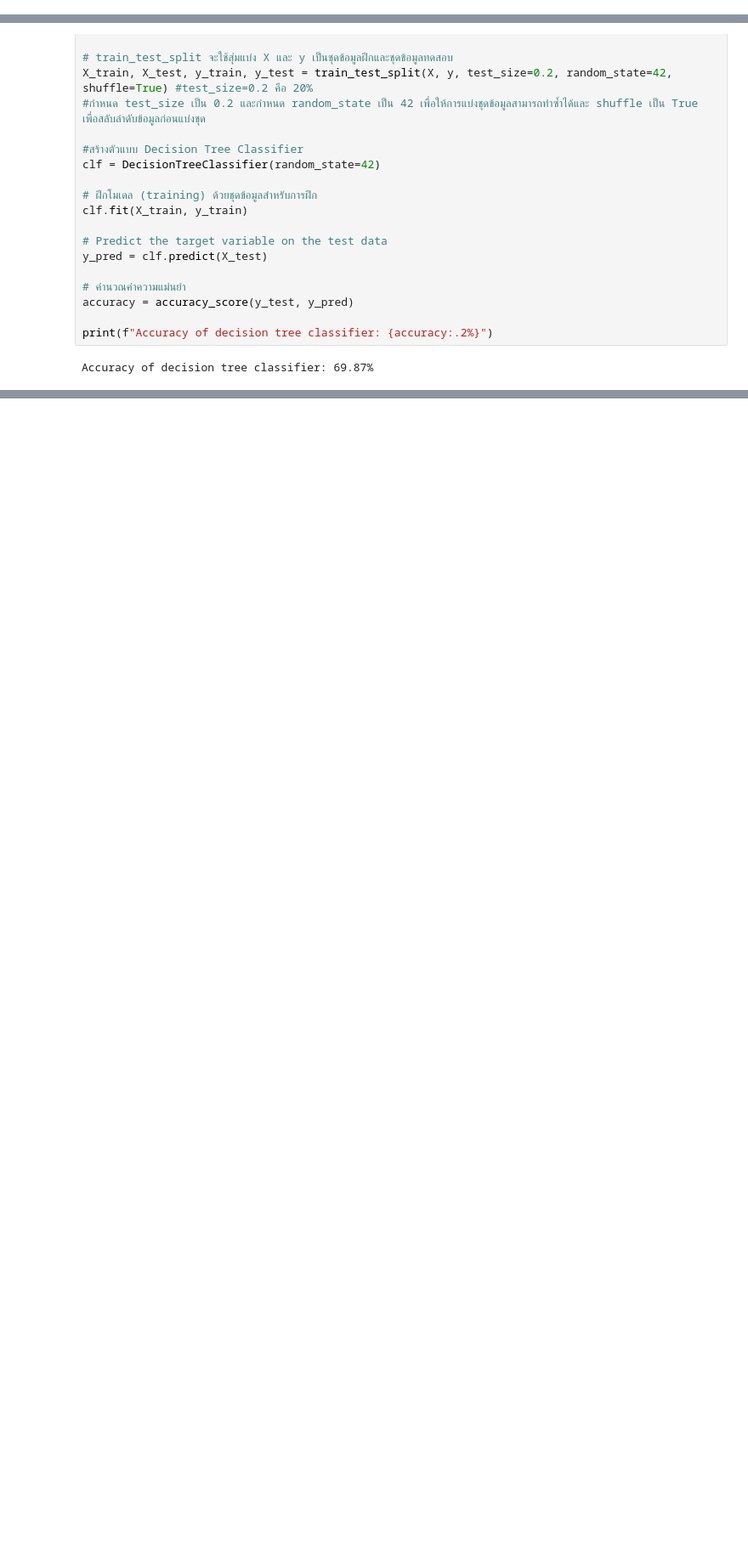
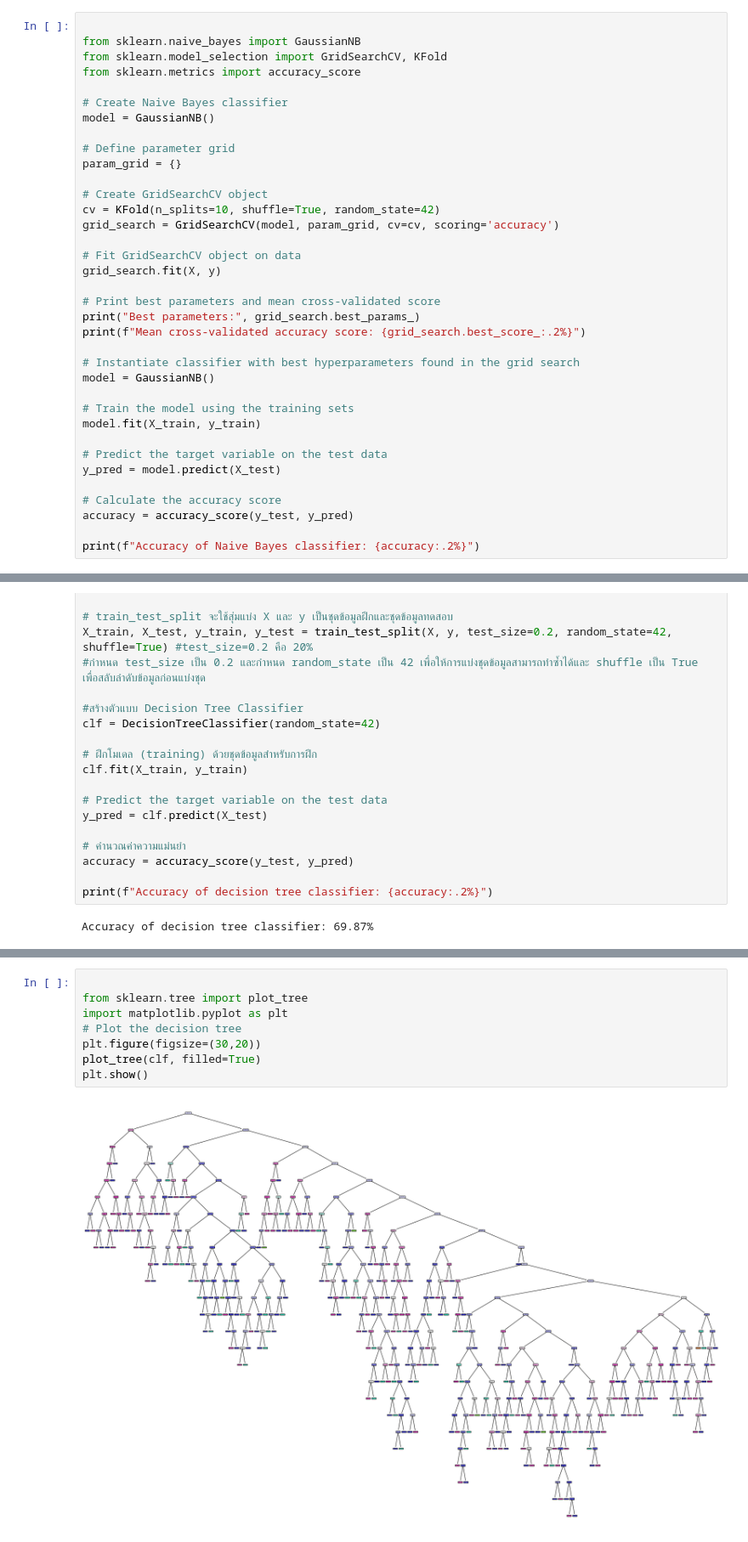
Before and after one commit to Kanchanasud/My-Performance, a Jupyter notebook: games.ipynb, the cells around one changed output, grey strips where cells are left out. Shown at 85% size. Saved outputs shown, nothing was run; the diff lists cells and outputs as text; blank space fills up the shorter version.

Commit message:
เลือก model เสร็จ

```diff
--- a/games.ipynb
+++ b/games.ipynb
@@ -362,0 +368,36 @@ Accuracy of Naive Bayes classifier: 57.95%
+# %%
+
+from sklearn.naive_bayes import GaussianNB
+from sklearn.model_selection import GridSearchCV, KFold
+from sklearn.metrics import accuracy_score
+
+# Create Naive Bayes classifier
+model = GaussianNB()
+
+# Define parameter grid
+param_grid = {}
+
+# Create GridSearchCV object
+cv = KFold(n_splits=10, shuffle=True, random_state=42)
+grid_search = GridSearchCV(model, param_grid, cv=cv, scoring='accuracy')
+
+# Fit GridSearchCV object on data
+grid_search.fit(X, y)
+
+# Print best parameters and mean cross-validated score
+print("Best parameters:", grid_search.best_params_)
+print(f"Mean cross-validated accuracy score: {grid_search.best_score_:.2%}")
+
+# Instantiate classifier with best hyperparameters found in the grid search
+model = GaussianNB()
+
+# Train the model using the training sets
+model.fit(X_train, y_train)
+
+# Predict the target variable on the test data
+y_pred = model.predict(X_test)
+
+# Calculate the accuracy score
+accuracy = accuracy_score(y_test, y_pred)
+
+print(f"Accuracy of Naive Bayes classifier: {accuracy:.2%}")
@@ -433,0 +476,10 @@ Accuracy of KNN classifier: 65.23%
+# %%
+
+from sklearn.tree import plot_tree
+import matplotlib.pyplot as plt
+# Plot the decision tree
+plt.figure(figsize=(30,20))
+plot_tree(clf, filled=True)
+plt.show()
+# %% [output]
+[figure, added]
```
Also changed, not shown: parts of 19 cells of this notebook.
